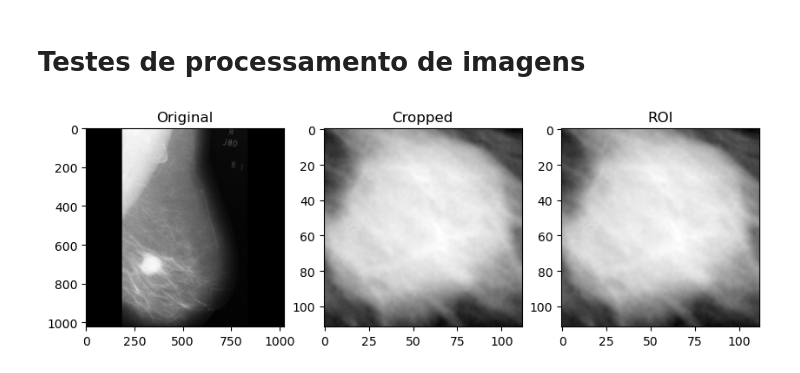
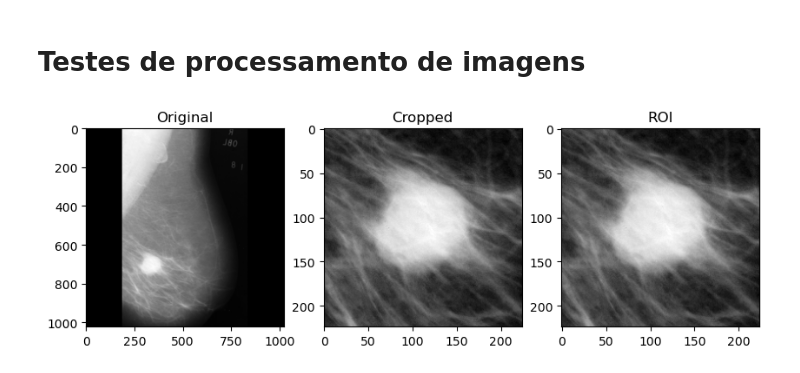
Before and after one commit to matheusssilva991/Radiomica, a Jupyter notebook: src/mamografia/testes_processamento_imagem.ipynb, the cells around one changed output. Cells and saved outputs as stored; diff of their text form; code cells hidden in the pictures.

Commit message:
feat: testes roi cropped centralizada

```diff
--- a/src/mamografia/testes_processamento_imagem.ipynb
+++ b/src/mamografia/testes_processamento_imagem.ipynb
@@ -14,30 +8,58 @@ from src.utils.utils import extract_roi, get_fo_features
 # %%
 df = pd.read_csv("../../outputs/mamografia/mias/metadata_mias.csv")
 
 idx = 28
 df_one = df.iloc[idx]
 
 radius = int(df_one["radius"])
 x, y = df_one["x_center_abnormality"], df_one["y_center_abnormality"]
 x, y = int(x), (1024 - int(y))
-radius_factor = int(radius) * 2.25
+x_start, x_end = x - radius * 2, x + radius * 2
+y_start, y_end = y - radius * 2, y + radius * 2
 
 image = cv2.imread(df.iloc[idx]["image_path"], cv2.IMREAD_GRAYSCALE)
 cropp1 = cv2.imread(df.iloc[idx]["cropped_image_path"], cv2.IMREAD_GRAYSCALE)
-#cropp = image[y - radius_factor: y + radius_factor, x - radius_factor: x + radius_factor]
-cropp = cv2.getRectSubPix(image, (2 * radius, 2 * radius), (x, y))
 roi = cv2.imread(df.iloc[idx]["roi_image_path"], cv2.IMREAD_GRAYSCALE)
+
+arr_tmps = []
+if x_start < 0:
+    arr_tmps.append(0)
+    x_start = 0
+if x_end > image.shape[1]:
+    arr_tmps.append(1)
+    x_end = 1024
+if y_start < 0:
+    arr_tmps.append(2)
+    y_start = 0
+if y_end > image.shape[0]:
+    arr_tmps.append(3)
+    y_end = 1024
+
+cropp = image[y_start: y_end, x_start:x_end]
+
+if 0 in arr_tmps:
+    tmp = np.zeros((cropp.shape[0], abs(x_start - 0)))
+    cropp = np.hstack((tmp, cropp))
+if 1 in arr_tmps:
+    tmp = np.zeros((cropp.shape[0], x_end - 1024))
+    cropp = np.hstack((cropp, tmp))
+if 2 in arr_tmps:
+    tmp = np.zeros((abs((y - radius * 2) - 0), cropp.shape[1]))
+    cropp = np.vstack((tmp, cropp))
+if 3 in arr_tmps:
+    tmp = np.zeros((y_end - 1024, cropp.shape[1]))
+    cropp = np.vstack((cropp, tmp))
 
 fig, axs = plt.subplots(1, 3, figsize=(10, 5))
 axs[0].imshow(image, cmap="gray")
 axs[0].set_title("Original")
 
 axs[1].imshow(cropp, cmap="gray")
 axs[1].set_title("Cropped")
 
 axs[2].imshow(cropp1, cmap="gray")
 axs[2].set_title("ROI")
 
 plt.show()
 # %% [output]
-[figure, old version]
+[figure, new version]
```
Also changed, not shown: parts of 2 cells of this notebook, 7 other files.
